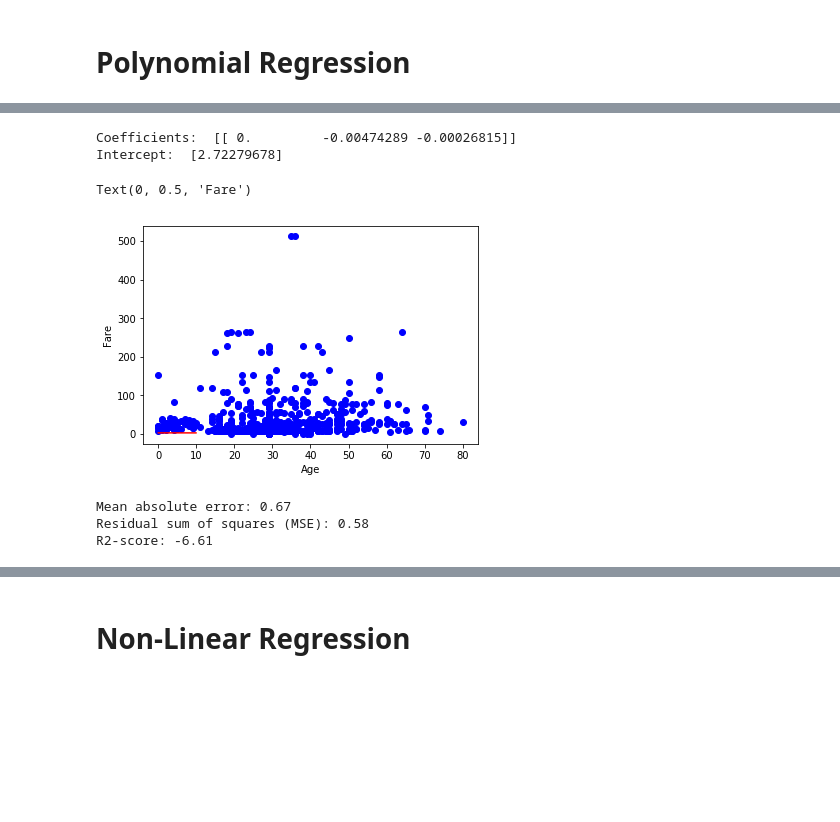
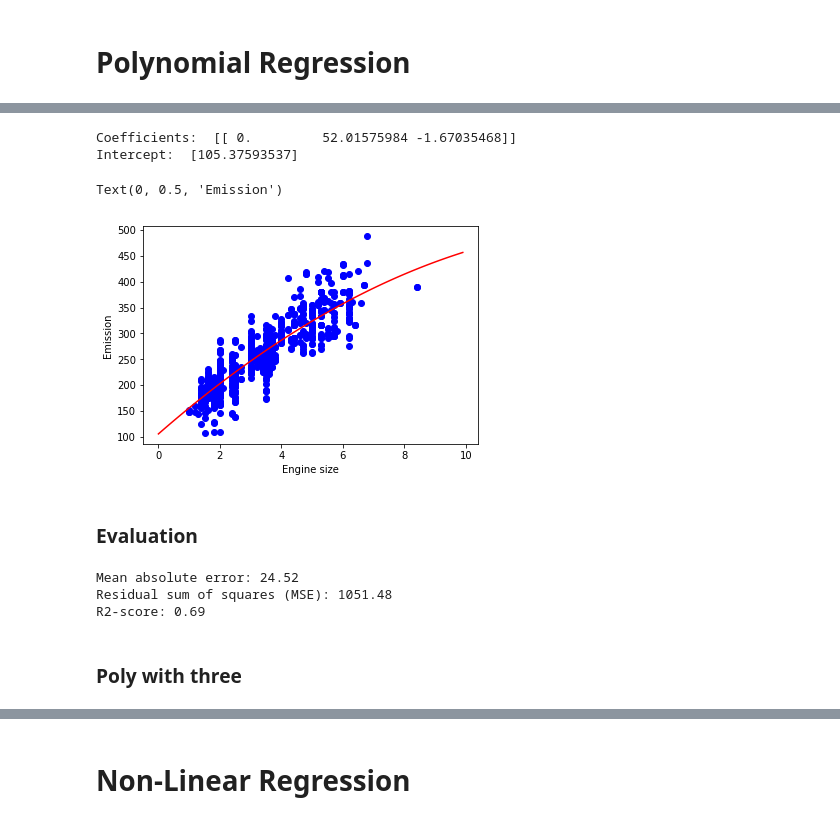
Before and after one commit to Juyeon-Lee-04/Data-Analysis-Study, a Jupyter notebook: Multiple Linear Regression.ipynb, the cells around one changed output, grey strips where cells are left out. Drawn from its saved outputs; the diff is of its cells as text; code cells hidden in the pictures; blank space fills up the shorter version.

```diff
--- a/Multiple Linear Regression.ipynb
+++ b/Multiple Linear Regression.ipynb
@@ -158,0 +266,2 @@ Variance score: 0.18
+# %%
+df = pd.read_csv('https://s3-api.us-geo.objectstorage.softlayer.net/cf-courses-data/CognitiveClass/ML0101ENv3/labs/FuelConsumptionCo2.csv')
@@ -158,0 +277,3 @@ Variance score: 0.18
+# %%
+cdf = df[['ENGINESIZE','CYLINDERS','FUELCONSUMPTION_COMB','CO2EMISSIONS']]
+cdf.head(9)
@@ -158,0 +298,4 @@ Variance score: 0.18
+# %%
+msk = np.random.rand(len(df)) < 0.8
+train = cdf[msk]
+test = cdf[~msk]
@@ -159,11 +307,11 @@ Variance score: 0.18
 # %%
 from sklearn.preprocessing import PolynomialFeatures
 from sklearn import linear_model
-train_x = np.asanyarray(train[['Age']])
-train_y = np.asanyarray(train[['Pclass']])
+train_x = np.asanyarray(train[['ENGINESIZE']])
+train_y = np.asanyarray(train[['CO2EMISSIONS']])
 
-test_x = np.asanyarray(test[['Age']])
-test_y = np.asanyarray(test[['Pclass']])
+test_x = np.asanyarray(test[['ENGINESIZE']])
+test_y = np.asanyarray(test[['CO2EMISSIONS']])
 
 
 poly = PolynomialFeatures(degree=2)
@@ -184,21 +371,21 @@ train_y_ = clf.fit(train_x_poly, train_y)
 print ('Coefficients: ', clf.coef_)
 print ('Intercept: ',clf.intercept_)
 # %% [output]
-Coefficients:  [[ 0.         -0.00474289 -0.00026815]]
-Intercept:  [2.72279678]
+Coefficients:  [[ 0.         52.01575984 -1.67035468]]
+Intercept:  [105.37593537]
 # %%
-plt.scatter(train.Age, train.Fare,color='blue')
+plt.scatter(train.ENGINESIZE, train.CO2EMISSIONS,  color='blue')
 XX = np.arange(0.0, 10.0, 0.1)
 yy = clf.intercept_[0]+ clf.coef_[0][1]*XX+ clf.coef_[0][2]*np.power(XX, 2)
 plt.plot(XX, yy, '-r' )
-plt.xlabel("Age")
-plt.ylabel("Fare")
+plt.xlabel("Engine size")
+plt.ylabel("Emission")
 # %% [output]
-Text(0, 0.5, 'Fare')
+Text(0, 0.5, 'Emission')
-[figure, old version]
+[figure, new version]
+# %% [markdown]
+### Evaluation
 # %%
-#Evaluation
-
 from sklearn.metrics import r2_score
 
 test_x_poly = poly.fit_transform(test_x)
@@ -208,6 +395,8 @@ print("Mean absolute error: %.2f" % np.mean(np.absolute(test_y_ - test_y)))
 print("Residual sum of squares (MSE): %.2f" % np.mean((test_y_ - test_y) ** 2))
 print("R2-score: %.2f" % r2_score(test_y_ , test_y) )
 # %% [output]
-Mean absolute error: 0.67
-Residual sum of squares (MSE): 0.58
-R2-score: -6.61
+Mean absolute error: 24.52
+Residual sum of squares (MSE): 1051.48
+R2-score: 0.69
+# %% [markdown]
+### Poly with three
```
Also changed, not shown: parts of 71 cells of this notebook.
